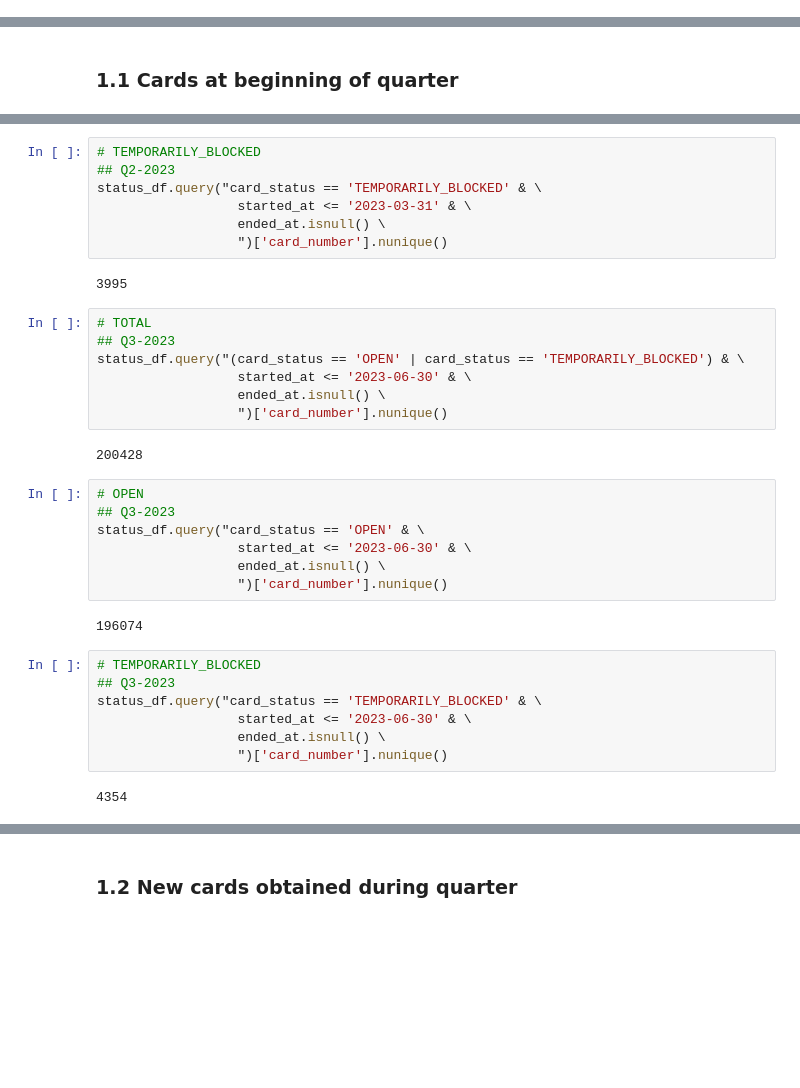
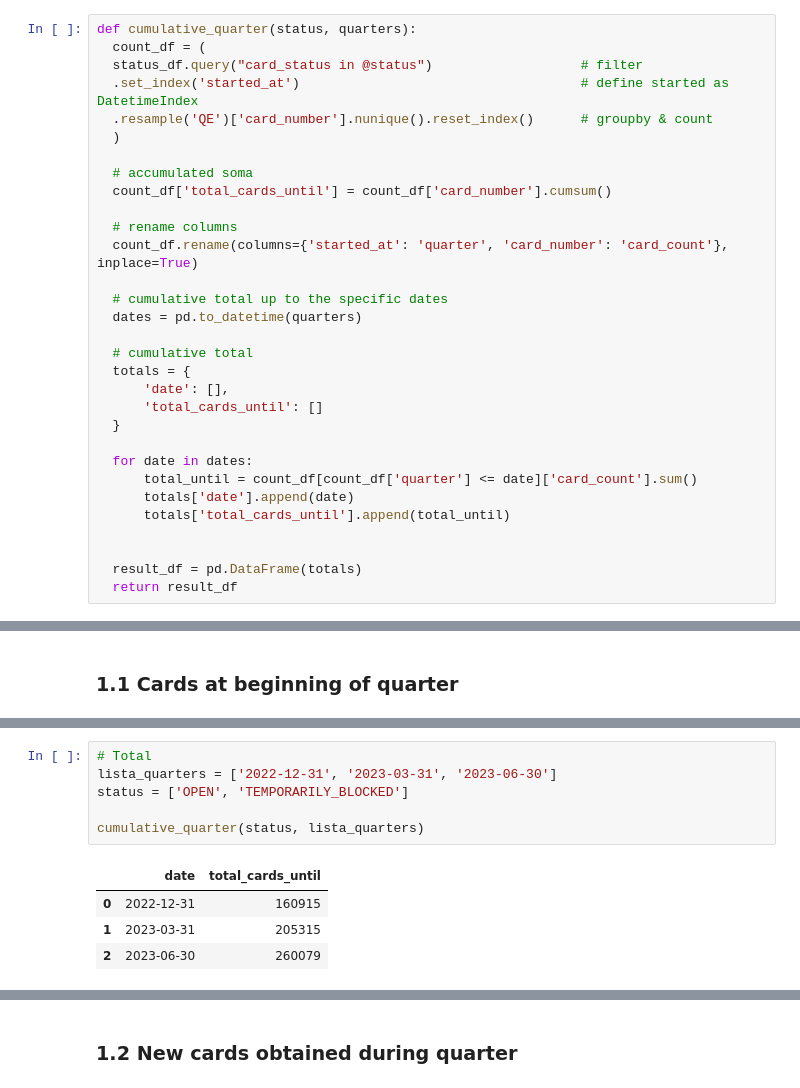
Before and after one commit to pathilink/flash_case, a Jupyter notebook: notebook/flash_eda.ipynb, the cells around one changed output, grey strips where cells are left out. Cells and saved outputs as stored; diff of their text form; blank space fills up the shorter version.

```diff
--- a/notebook/flash_eda.ipynb
+++ b/notebook/flash_eda.ipynb
@@ -359,3 +359,34 @@ Index(['card_number', 'transaction_id', 'transaction_date', 'amount',
       dtype='object')
 # %% [markdown]
 ## Questions
+# %%
+def cumulative_quarter(status, quarters):
+  count_df = (
+  status_df.query("card_status in @status")                   # filter
+  .set_index('started_at')                                    # define started as DatetimeIndex
+  .resample('QE')['card_number'].nunique().reset_index()      # groupby & count
+  )
+
+  # accumulated soma
+  count_df['total_cards_until'] = count_df['card_number'].cumsum()
+
+  # rename columns
+  count_df.rename(columns={'started_at': 'quarter', 'card_number': 'card_count'}, inplace=True)
+
+  # cumulative total up to the specific dates
+  dates = pd.to_datetime(quarters)
+
+  # cumulative total
+  totals = {
+      'date': [],
+      'total_cards_until': []
+  }
+
+  for date in dates:
+      total_until = count_df[count_df['quarter'] <= date]['card_count'].sum()
+      totals['date'].append(date)
+      totals['total_cards_until'].append(total_until)
+
+
+  result_df = pd.DataFrame(totals)
+  return result_df
@@ -409,36 +411,11 @@ status_df.query("card_status == 'OPEN' & \
-# %%
-# TEMPORARILY_BLOCKED
-## Q2-2023
-status_df.query("card_status == 'TEMPORARILY_BLOCKED' & \
-                  started_at <= '2023-03-31' & \
-                  ended_at.isnull() \
-                  ")['card_number'].nunique()
-# %% [output]
-3995
-# %%
-# TOTAL
-## Q3-2023
-status_df.query("(card_status == 'OPEN' | card_status == 'TEMPORARILY_BLOCKED') & \
-                  started_at <= '2023-06-30' & \
-                  ended_at.isnull() \
-                  ")['card_number'].nunique()
-# %% [output]
-200428
-# %%
-# OPEN
-## Q3-2023
-status_df.query("card_status == 'OPEN' & \
-                  started_at <= '2023-06-30' & \
-                  ended_at.isnull() \
-                  ")['card_number'].nunique()
-# %% [output]
-196074
-# %%
-# TEMPORARILY_BLOCKED
-## Q3-2023
-status_df.query("card_status == 'TEMPORARILY_BLOCKED' & \
-                  started_at <= '2023-06-30' & \
-                  ended_at.isnull() \
-                  ")['card_number'].nunique()
-# %% [output]
-4354
+# %%
+# Total
+lista_quarters = ['2022-12-31', '2023-03-31', '2023-06-30']
+status = ['OPEN', 'TEMPORARILY_BLOCKED']
+
+cumulative_quarter(status, lista_quarters)
+# %% [output]
+|  | date | total_cards_until |
+| 0 | 2022-12-31 | 160915 |
+| 1 | 2023-03-31 | 205315 |
+| 2 | 2023-06-30 | 260079 |
```
Also changed, not shown: parts of 49 cells of this notebook.
